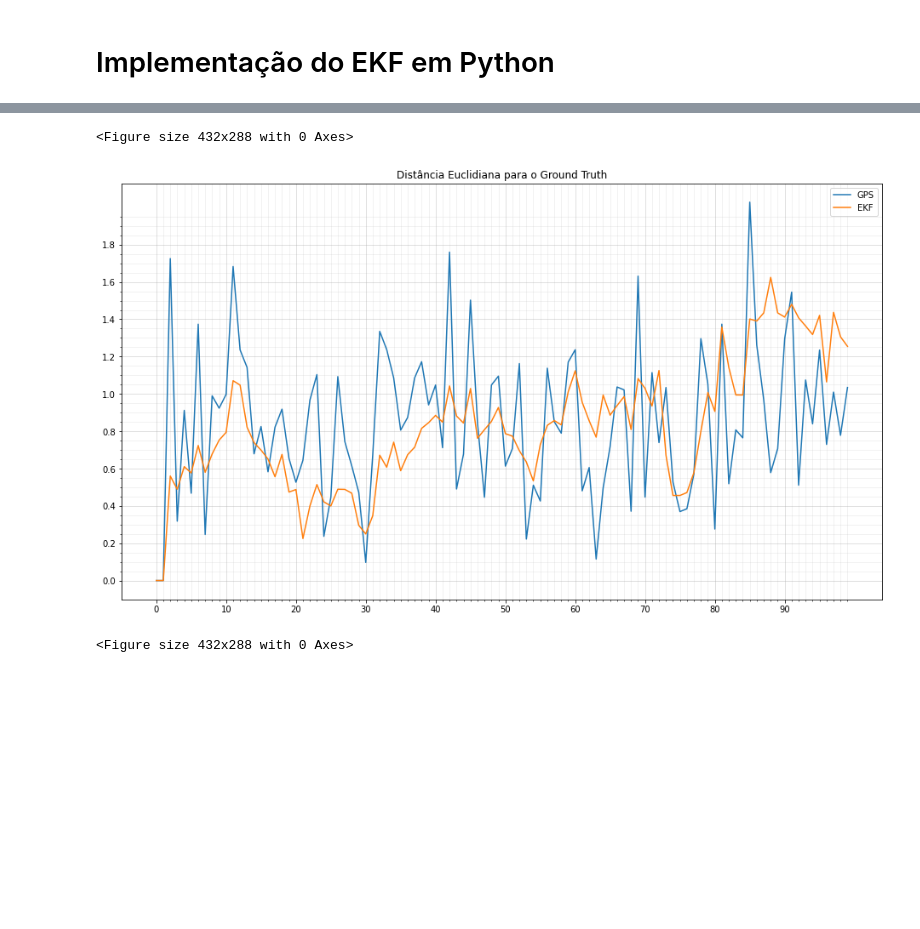
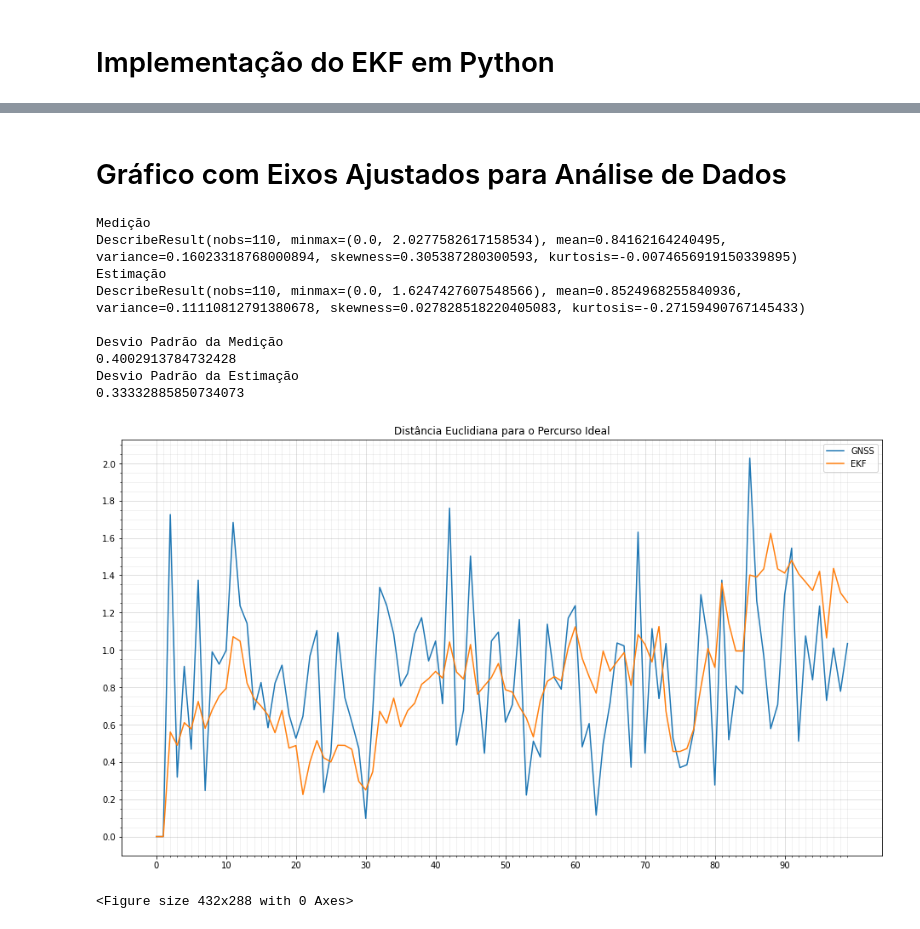
Before and after one commit to deivis6x7/Kalman, a Jupyter notebook: 01-EKF.ipynb, the cells around one changed output, grey strips where cells are left out. Cells and saved outputs as stored; diff of their text form; code cells hidden in the pictures; blank space fills up the shorter version.

```diff
--- a/01-EKF.ipynb
+++ b/01-EKF.ipynb
@@ -449,7 +472,7 @@ class EKF():
 
         self.Q = None
         self.M = None
-        self.P = np.diag([10.0, 10.0, 10.0])
+        self.P = None
 
         self.h = None
         self.z = None
@@ -460,9 +483,12 @@ class EKF():
         self.I = np.eye(3)
         # Desvios padrões das variáveis de estado
         self.noise_pxy = 0.5*2.0*self.dt**2
+        #self.noise_pxy = 0.5*8.8*self.dt**2 # erro de aleatório e bias
         self.noise_tht = 0.01*self.dt
+        #self.noise_tht = 0.5*self.dt
         # Desvios padrões dos sinais de controle
         self.noise_vel = 2.0*self.dt
+        #self.noise_vel = 8.8*self.dt
         self.noise_psi = 0.1*self.dt
         # Desvios padrões das medições
         #msdGPS = 0.4862086064106338 # Devio padrão da distância euclidiana entre medição e GT
@@ -490,6 +516,7 @@ class EKF():
         self.H = np.matrix([[1.0, 0.0, 0.0],
                             [0.0, 1.0, 0.0]])
         self.R = np.diag([self.noise_gps**2, self.noise_gps**2])
+        self.P = np.diag([10.0, 10.0, 10.0])
 
     def dynamic_system(self):
         x1 = self.x[0,0]+self.u[0,0]*np.cos(self.x[2,0])*self.dt
@@ -645,31 +674,57 @@ Estimação - DP
 0.22968349610900826
 [figure]
+# %% [markdown]
+# Gráfico com Eixos Ajustados para Análise de Dados
 # %%
 fig = plt.figure(figsize=(16,9))
 
 ax = fig.add_subplot(1, 1, 1)
 
-# Major ticks every 20, minor ticks every 5
-y_major_ticks = np.arange(0, 2.0, 0.2)
-y_minor_ticks = np.arange(0, 2.0, 0.05)
+# Major ticks every 22, minor ticks every 5
+y_major_ticks = np.arange(0, 2.2, 0.2)
+y_minor_ticks = np.arange(0, 2.2, 0.05)
 x_major_ticks = np.arange(0, 100, 10)
 x_minor_ticks = np.arange(0, 100, 1)
 
 ax.set_xticks(x_major_ticks)
 ax.set_xticks(x_minor_ticks, minor=True)
 ax.set_yticks(y_major_ticks)
 ax.set_yticks(y_minor_ticks, minor=True)
 
 ax.grid(which='minor', alpha=0.2)
 ax.grid(which='major', alpha=0.5)
 
 
-plt.plot(dmp[0:100], label='GPS')
+plt.plot(dmp[0:100], label='GNSS')
 plt.plot(dep[0:100], label='EKF')
-plt.title("Distância Euclidiana para o Ground Truth")
+plt.title("Distância Euclidiana para o Percurso Ideal")
 plt.legend(loc='best')
 plt.figure()
+
+print("Medição")
+#print(stats.describe(dm))
+print(stats.describe(dmp[0:110]))
+print("Estimação")
+#print(stats.describe(de))
+print(stats.describe(dep[0:110]))
+
+# Desvio Padrão
+std_GPS = stats.tstd(dmp[0:110])
+std_EKF = stats.tstd(dep[0:110])
+print()
+print("Desvio Padrão da Medição")
+print(std_GPS)
+print("Desvio Padrão da Estimação")
+print(std_EKF)
 # %% [output]
-<Figure size 432x288 with 0 Axes>
+Medição
+DescribeResult(nobs=110, minmax=(0.0, 2.0277582617158534), mean=0.84162164240495, variance=0.16023318768000894, skewness=0.305387280300593, kurtosis=-0.0074656919150339895)
+Estimação
+DescribeResult(nobs=110, minmax=(0.0, 1.6247427607548566), mean=0.8524968255840936, variance=0.11110812791380678, skewness=0.027828518220405083, kurtosis=-0.27159490767145433)
+
+Desvio Padrão da Medição
+0.4002913784732428
+Desvio Padrão da Estimação
+0.33332885850734073
-[figure, old version]
+[figure, new version]
 <Figure size 432x288 with 0 Axes>
```
Also changed, not shown: parts of 11 cells of this notebook, 2 other files.
